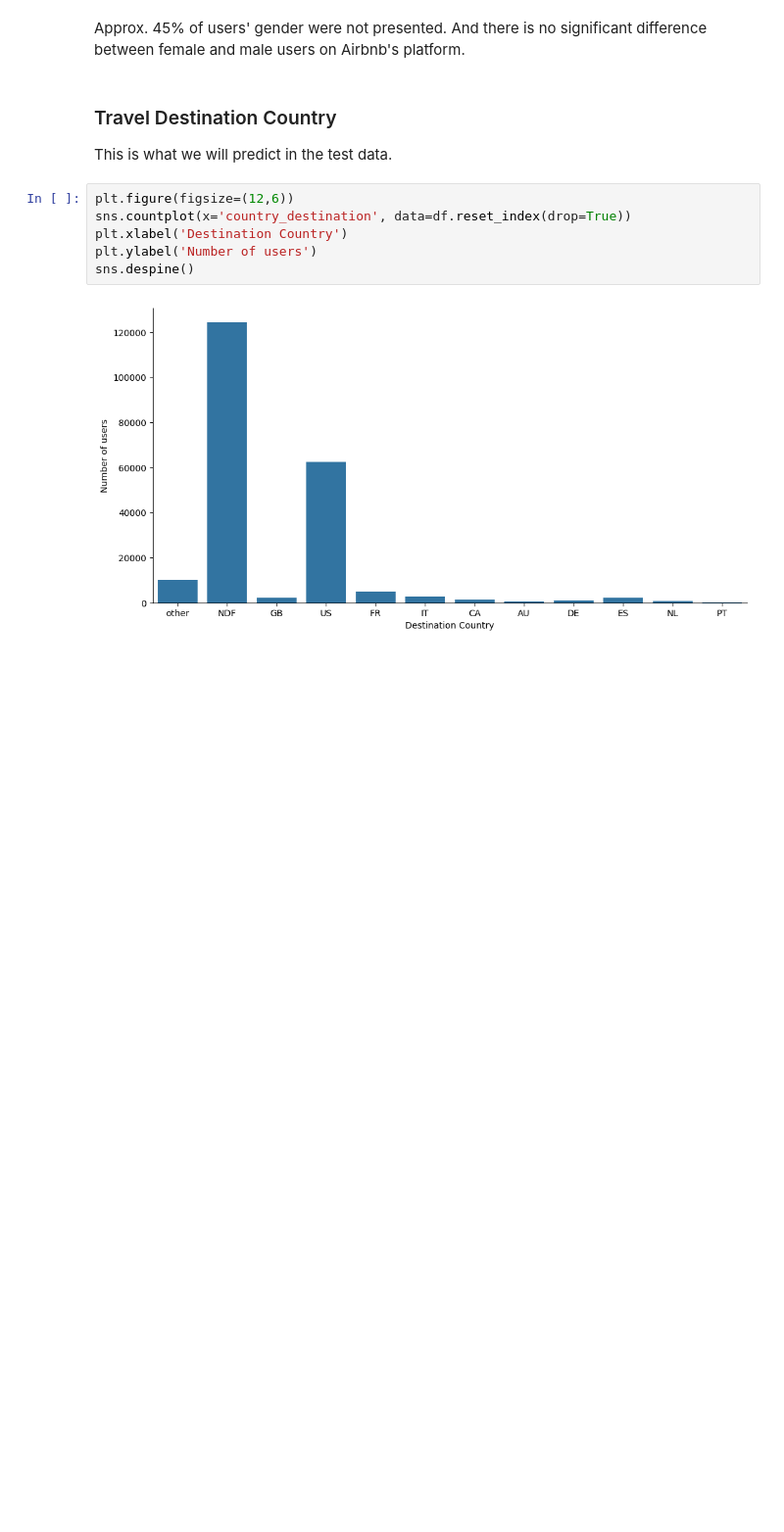
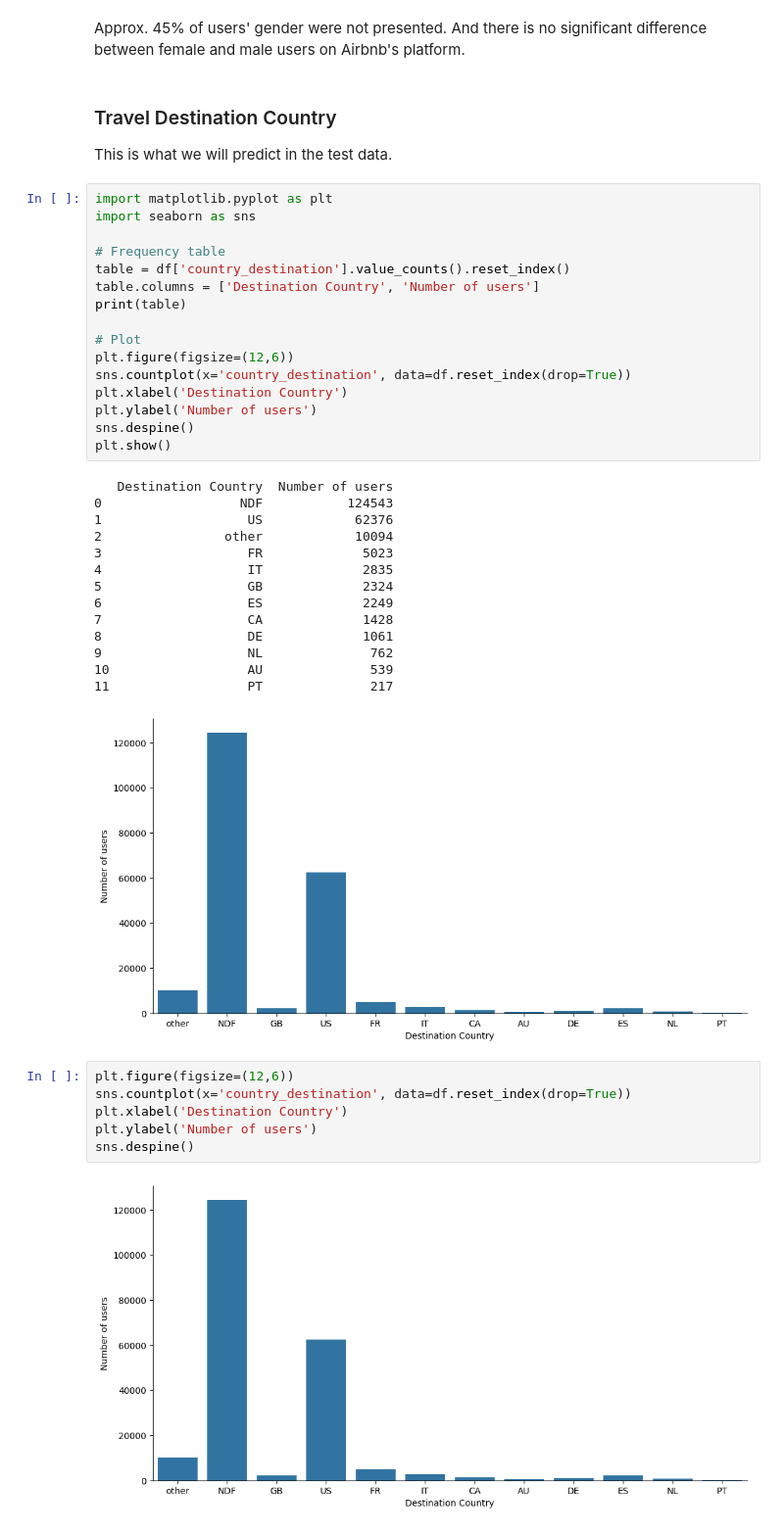
Before and after one commit to Rezacs/Airbnb, a Jupyter notebook: merged/Airbnb New User Bookings_2.ipynb, the cells around one changed output. Shown at 98% size. Saved outputs shown, nothing was run; the diff lists cells and outputs as text; blank space fills up the shorter version.

```diff
--- a/merged/Airbnb New User Bookings_2.ipynb
+++ b/merged/Airbnb New User Bookings_2.ipynb
@@ -700,6 +700,37 @@ Approx. 45% of users' gender were not presented. And there is no significant dif
 ### Travel Destination Country
 
 This is what we will predict in the test data.
+# %%
+import matplotlib.pyplot as plt
+import seaborn as sns
+
+# Frequency table
+table = df['country_destination'].value_counts().reset_index()
+table.columns = ['Destination Country', 'Number of users']
+print(table)
+
+# Plot
+plt.figure(figsize=(12,6))
+sns.countplot(x='country_destination', data=df.reset_index(drop=True))
+plt.xlabel('Destination Country')
+plt.ylabel('Number of users')
+sns.despine()
+plt.show()
+# %% [output]
+   Destination Country  Number of users
+0                  NDF           124543
+1                   US            62376
+2                other            10094
+3                   FR             5023
+4                   IT             2835
+5                   GB             2324
+6                   ES             2249
+7                   CA             1428
+8                   DE             1061
+9                   NL              762
+10                  AU              539
+11                  PT              217
+[figure, added]
 # %%
 plt.figure(figsize=(12,6))
 sns.countplot(x='country_destination', data=df.reset_index(drop=True))
```
Also changed, not shown: parts of 6 cells of this notebook.
